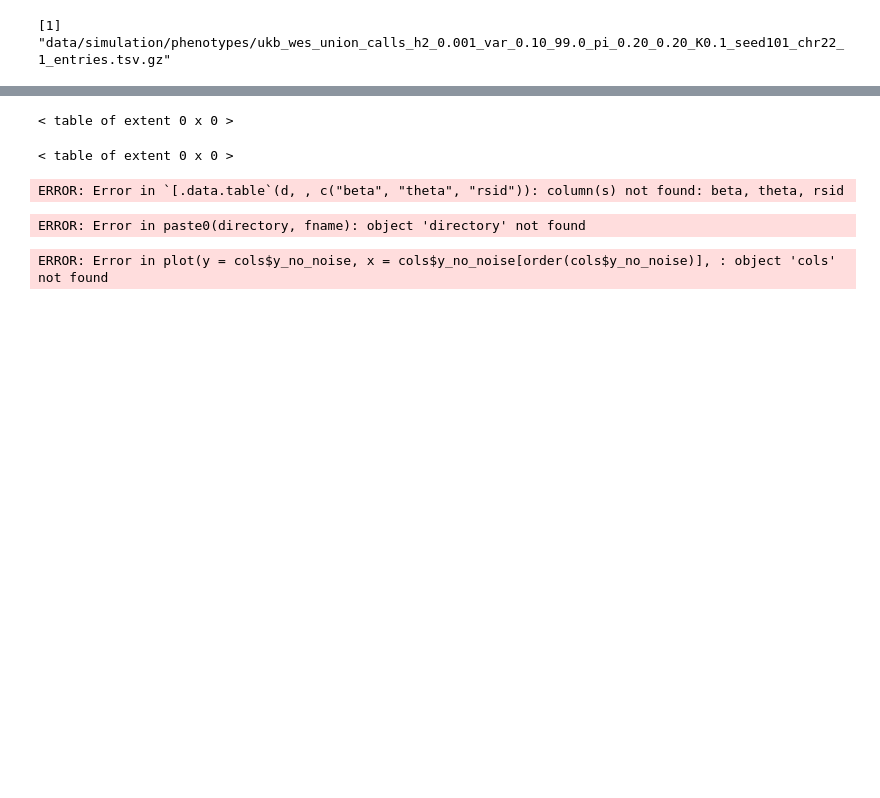
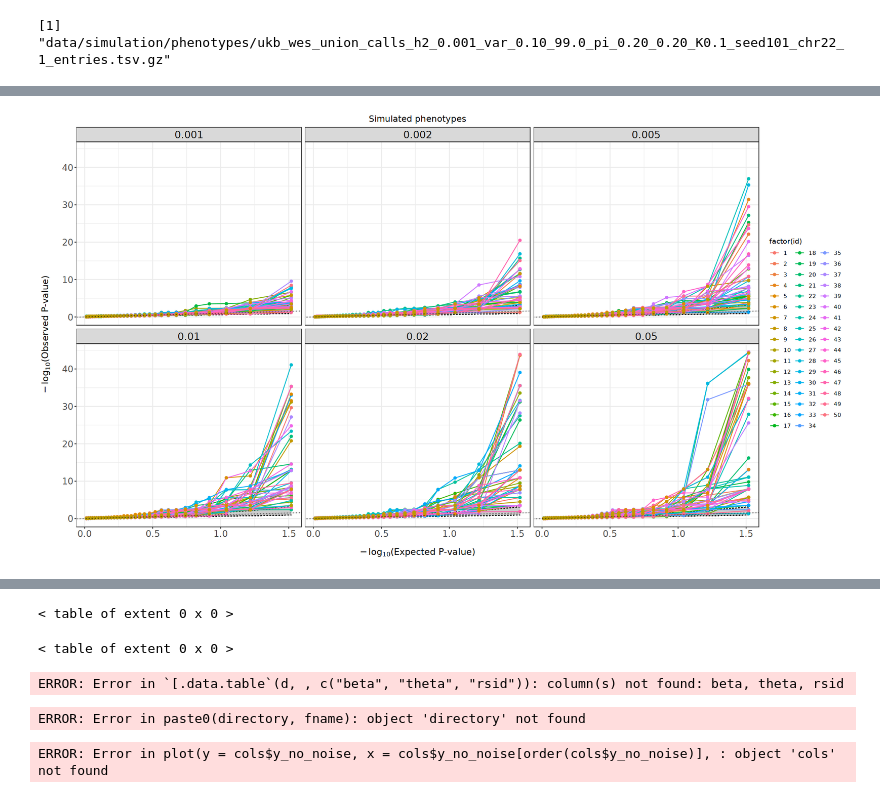
Before and after one commit to frhl/wes_ko_ukbb, a Jupyter notebook: notebooks/220826_transfer_figure3_plots.ipynb, the cells around one changed output, grey strips where cells are left out. Drawn from its saved outputs; the diff is of its cells as text; code cells hidden in the pictures; blank space fills up the shorter version.

```diff
--- a/notebooks/220826_transfer_figure3_plots.ipynb
+++ b/notebooks/220826_transfer_figure3_plots.ipynb
@@ -266,0 +357,29 @@ ggplot(combined, aes(x=beta, y=pvalue.observed, size = N, color = factor(id))) +
+# %%
+options(repr.plot.width=18, repr.plot.height=10)
+#bonf <- 0.05 / (length(unique(d$ensembl_gene_id)) * length(unique(d$seed)))
+ggplot(combined, aes(x=pvalue.expected, y=pvalue.observed, ymax=cupper, ymin=clower, group = factor(id), color = factor(id))) +
+    geom_ribbon(fill="grey80", color="black", alpha = 0.7, linetype = 'dashed') +
+    geom_line() +
+    geom_point() +
+    geom_abline(linetype = 'dotted') +
+    scale_x_continuous(breaks=scales::pretty_breaks(n=5)) +
+    scale_y_continuous(breaks=scales::pretty_breaks(n=5)) +
+    xlab(expression(paste(-log[10],'(Expected P-value)' ))) +
+    ylab(expression(paste(-log[10],'(Observed P-value)' ))) +
+    #geom_hline(yintercept = -log10(bonf), linetype = 'dashed', color = 'red') +
+    ggtitle("Simulated phenotypes") +
+    facet_wrap(~h2) +
+    #facet_wrap(~h2, scales = 'free') +
+    theme_bw() +
+    theme(
+        axis.text=element_text(size=14),
+        axis.title=element_text(size=14,face="bold"),
+        axis.title.x = element_text(margin=ggplot2::margin(t=16)),
+        axis.title.y = element_text(margin=ggplot2::margin(r=16)),
+        plot.title = element_text(hjust=0.5),
+        plot.subtitle = element_text(hjust=0.5),
+            strip.text = element_text(size=16),
+        legend.position="right"
+    )
+# %% [output]
+[figure, added]
```
Also changed, not shown: parts of 28 cells of this notebook, 4 other files.
